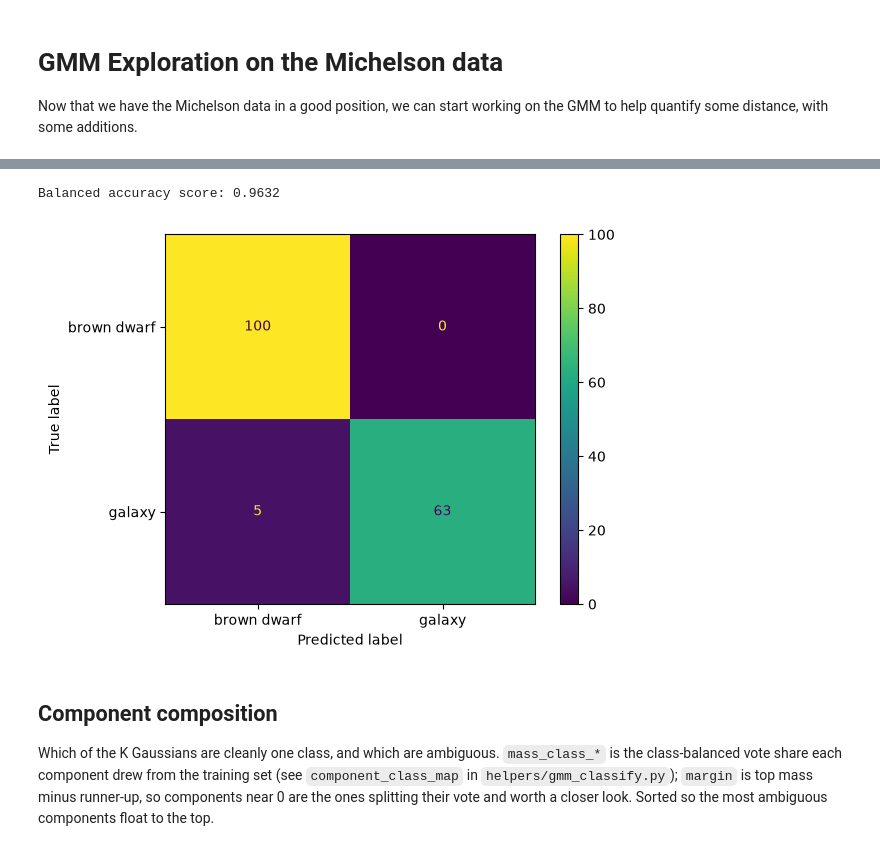
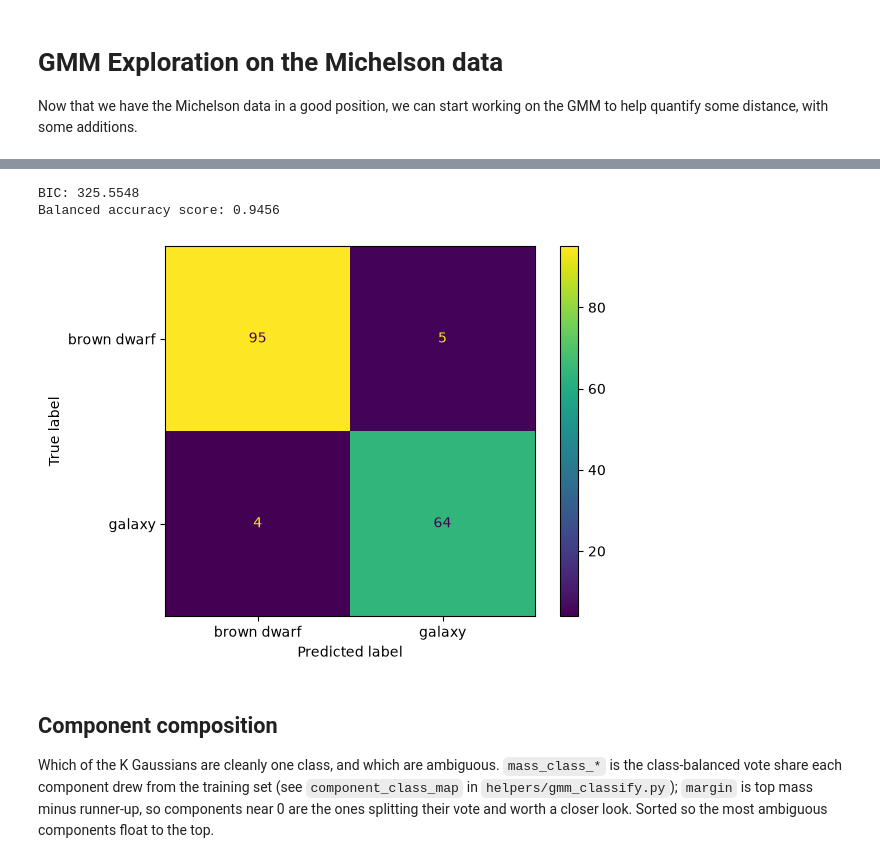
Before and after one commit to mitchell-foote/dwarfhunt, a Jupyter notebook: michelson-repro/michelson-gmm-exploration.ipynb, the cells around one changed output, grey strips where cells are left out. Cells and saved outputs as stored; diff of their text form; code cells hidden in the pictures.

Commit message:
added BIC comparison and additional graphs for galaxy classification

```diff
--- a/michelson-repro/michelson-gmm-exploration.ipynb
+++ b/michelson-repro/michelson-gmm-exploration.ipynb
@@ -25,7 +25,7 @@ db = Database()
 db.add_model('sonora-bobcat', wavel_range=(0.61, 17.0), wavel_sampling=1000.0)
 
 bobcat_model = ReadModel('sonora-bobcat')
-bobcat_planets = helpers.generate_planet_arrays(bobcat_model, radius_range=(0.6, 1.3), distance=10, num_samples=400)
+bobcat_planets = helpers.generate_planet_arrays(bobcat_model, radius_range=(0.6, 1.3), distance=10, num_samples=800)
 
 bobcat_planets = helpers.update_planet_flux_and_magnitude(bobcat_model, bobcat_planets, ['JWST/MIRI.F1065C', 'JWST/MIRI.F1140C', 'JWST/MIRI.F1550C'])
 bobcat_planets = helpers.add_color_columns(bobcat_planets, ['F1065C', 'F1140C', 'F1550C'])
@@ -91,23 +132,27 @@ Number of missing grid points: 0
 # %%
 # Number of Gaussian components. The dwarfs trace a T_eff curve and the
 # galaxies trace redshift curves, not single blobs -- K > n_classes lets the
 # fit tile each curve with several small Gaussians instead of approximating
 # it with one badly-oriented ellipse per class. GMMClassifier fits unlabeled
 # (labels only decide, after the fact, which class each component belongs
 # to), so K need not equal 2.
-K = 6
+K = 5
 
 clf = GMMClassifier(n_components=K, random_state=0).fit(X_train, Y_train)
 pred_best = clf.predict(X_test)
 score = clf.score(X_test, Y_test)
 
 matrix = ConfusionMatrixDisplay.from_predictions(
     Y_test, pred_best, display_labels=["brown dwarf", "galaxy"]
 )
+
+bic = clf.bic(X_test)
+print(f"BIC: {bic:.4f}")
 print(f"Balanced accuracy score: {score:.4f}")
 # %% [output]
-Balanced accuracy score: 0.9632
+BIC: 325.5548
+Balanced accuracy score: 0.9456
-[figure, old version]
+[figure, new version]
 # %% [markdown]
 ## Component composition
 
```
Also changed, not shown: parts of 9 cells of this notebook, 1 other file.
